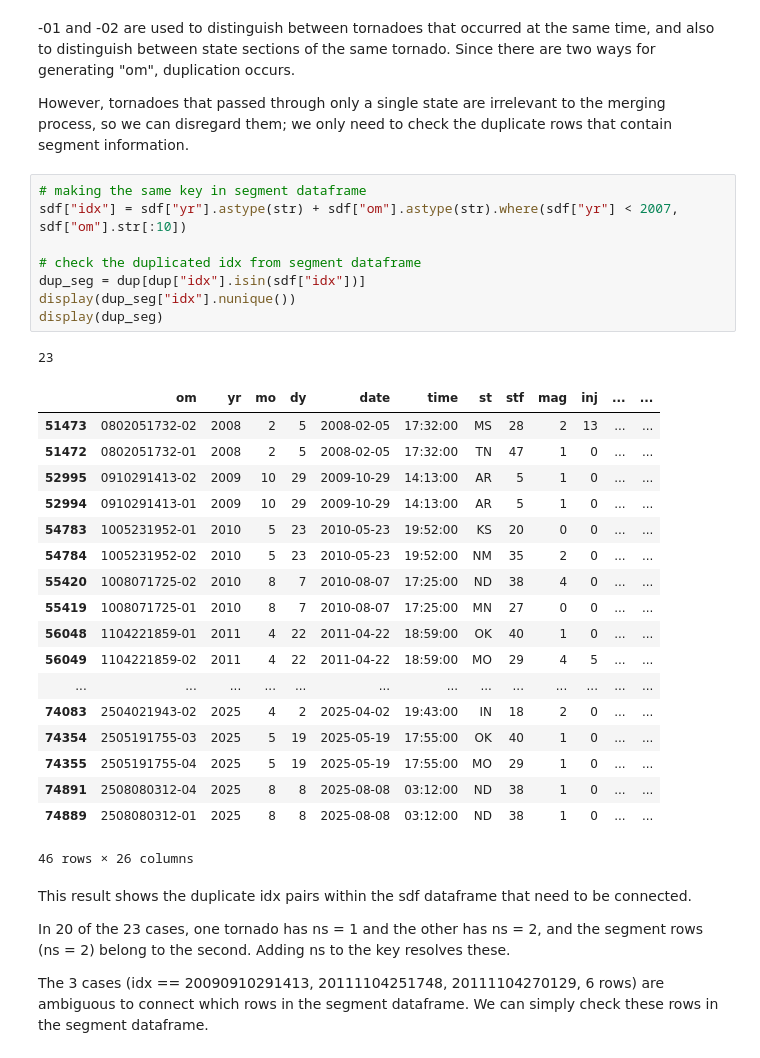
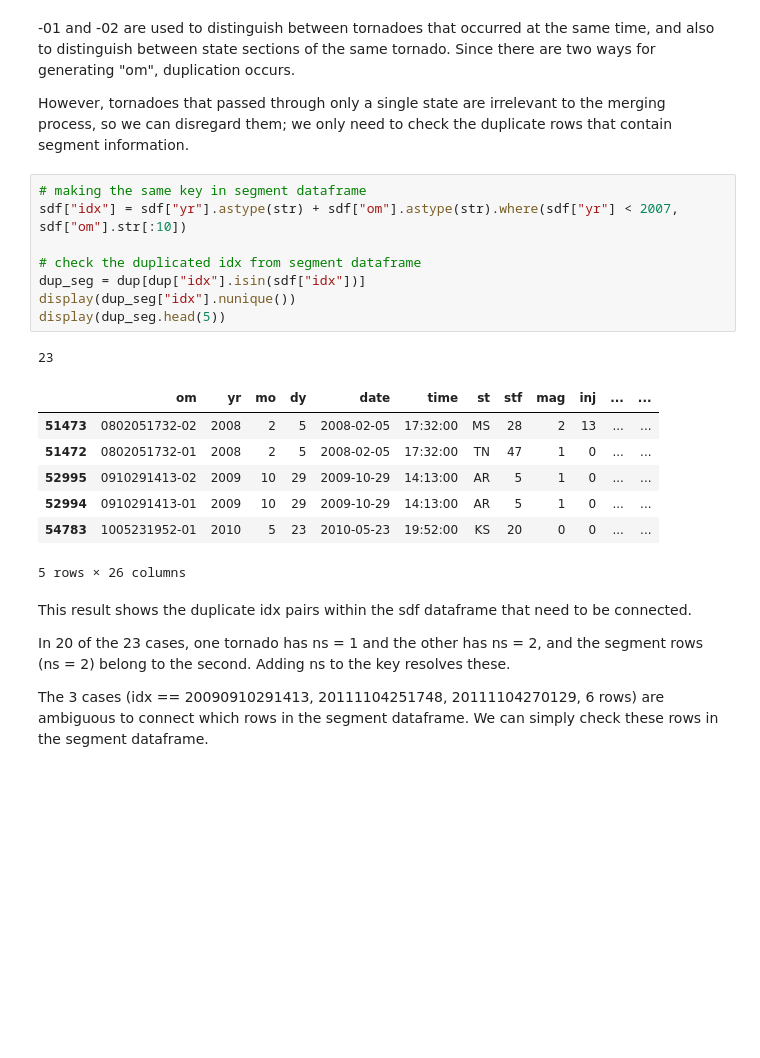
Before and after one commit to hbingley/DangerousTornadoes, a Jupyter notebook: FinalProject.ipynb, the cells around one changed output. Saved outputs shown, nothing was run; the diff lists cells and outputs as text; blank space fills up the shorter version.

```diff
--- a/FinalProject.ipynb
+++ b/FinalProject.ipynb
@@ -500,31 +440,20 @@ However, tornadoes that passed through only a single state are irrelevant to the
 # %%
 # making the same key in segment dataframe
 sdf["idx"] = sdf["yr"].astype(str) + sdf["om"].astype(str).where(sdf["yr"] < 2007, sdf["om"].str[:10])
 
 # check the duplicated idx from segment dataframe
 dup_seg = dup[dup["idx"].isin(sdf["idx"])]
 display(dup_seg["idx"].nunique())
-display(dup_seg)
+display(dup_seg.head(5))
 # %% [output]
 23
 |  | om | yr | mo | dy | date | time | st | stf | mag | inj | ... | ... |
 | 51473 | 0802051732-02 | 2008 | 2 | 5 | 2008-02-05 | 17:32:00 | MS | 28 | 2 | 13 | ... | ... |
 | 51472 | 0802051732-01 | 2008 | 2 | 5 | 2008-02-05 | 17:32:00 | TN | 47 | 1 | 0 | ... | ... |
 | 52995 | 0910291413-02 | 2009 | 10 | 29 | 2009-10-29 | 14:13:00 | AR | 5 | 1 | 0 | ... | ... |
 | 52994 | 0910291413-01 | 2009 | 10 | 29 | 2009-10-29 | 14:13:00 | AR | 5 | 1 | 0 | ... | ... |
 | 54783 | 1005231952-01 | 2010 | 5 | 23 | 2010-05-23 | 19:52:00 | KS | 20 | 0 | 0 | ... | ... |
-| 54784 | 1005231952-02 | 2010 | 5 | 23 | 2010-05-23 | 19:52:00 | NM | 35 | 2 | 0 | ... | ... |
-| 55420 | 1008071725-02 | 2010 | 8 | 7 | 2010-08-07 | 17:25:00 | ND | 38 | 4 | 0 | ... | ... |
-| 55419 | 1008071725-01 | 2010 | 8 | 7 | 2010-08-07 | 17:25:00 | MN | 27 | 0 | 0 | ... | ... |
-| 56048 | 1104221859-01 | 2011 | 4 | 22 | 2011-04-22 | 18:59:00 | OK | 40 | 1 | 0 | ... | ... |
-| 56049 | 1104221859-02 | 2011 | 4 | 22 | 2011-04-22 | 18:59:00 | MO | 29 | 4 | 5 | ... | ... |
-| ... | ... | ... | ... | ... | ... | ... | ... | ... | ... | ... | ... | ... |
-| 74083 | 2504021943-02 | 2025 | 4 | 2 | 2025-04-02 | 19:43:00 | IN | 18 | 2 | 0 | ... | ... |
-| 74354 | 2505191755-03 | 2025 | 5 | 19 | 2025-05-19 | 17:55:00 | OK | 40 | 1 | 0 | ... | ... |
-| 74355 | 2505191755-04 | 2025 | 5 | 19 | 2025-05-19 | 17:55:00 | MO | 29 | 1 | 0 | ... | ... |
-| 74891 | 2508080312-04 | 2025 | 8 | 8 | 2025-08-08 | 03:12:00 | ND | 38 | 1 | 0 | ... | ... |
-| 74889 | 2508080312-01 | 2025 | 8 | 8 | 2025-08-08 | 03:12:00 | ND | 38 | 1 | 0 | ... | ... |
-46 rows × 26 columns
+5 rows × 26 columns
 # %% [markdown]
 This result shows the duplicate idx pairs within the sdf dataframe that need to be connected.
 
```
Also changed, not shown: parts of 43 cells of this notebook.
